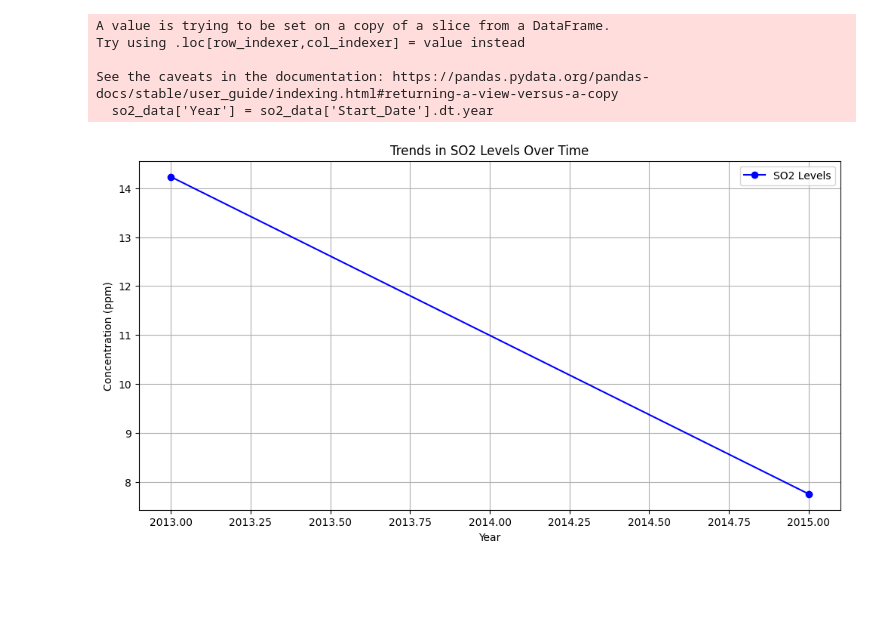
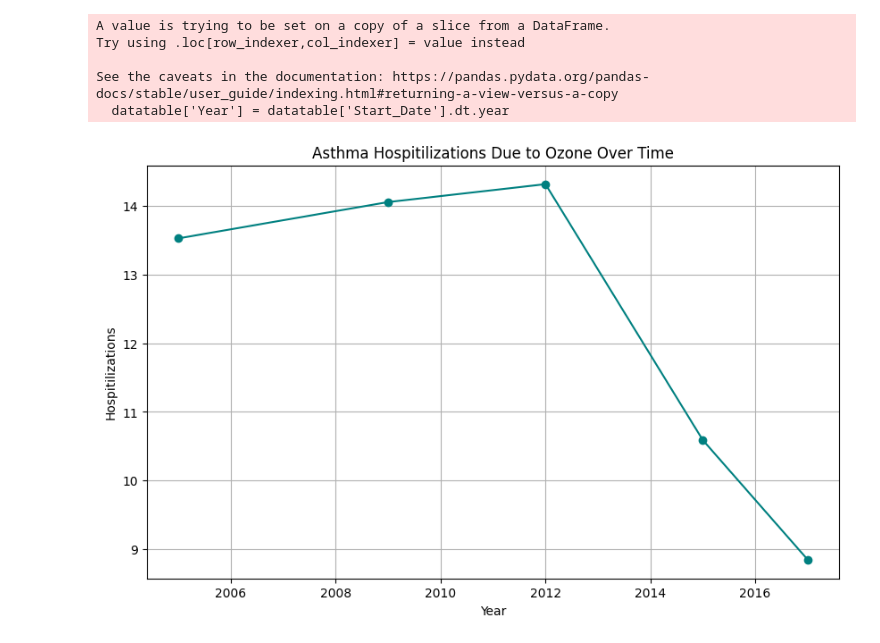
Before and after one commit to Rxmin2Trxppy/FBLAwebsitecodinganddevelopment, a Jupyter notebook: FBLA_Data_Analysis.ipynb, the cells around one changed output. Saved outputs shown, nothing was run; the diff lists cells and outputs as text; code cells hidden in the pictures; blank space fills up the shorter version.

```diff
--- a/FBLA_Data_Analysis.ipynb
+++ b/FBLA_Data_Analysis.ipynb
@@ -77,20 +109,18 @@ See the caveats in the documentation: https://pandas.pydata.org/pandas-docs/stab
 # %%
-so2_data = data_cleaned[data_cleaned['Name'].str.contains('SO2', na=False)]
-so2_data['Year'] = so2_data['Start_Date'].dt.year
-so2_trends = so2_data.groupby('Year')['Data Value'].mean()
-
-plt.figure(figsize=(12, 6))
-plt.plot(so2_trends.index, so2_trends.values, label='SO2 Levels', marker='o', color='blue')
-plt.title('Trends in SO2 Levels Over Time')
+#Asthma Hospitilizations Due to Ozone
+datatable = data_cleaned[data_cleaned['Name'].str.contains('Asthma hospitalizations due to Ozone', na=False)]
+datatable['Year'] = datatable['Start_Date'].dt.year
+trends = datatable.groupby('Year')['Data Value'].mean()
+plt.figure(figsize=(10, 6))
+trends.plot(marker='o', color='teal', title='Asthma Hospitilizations Due to Ozone Over Time')
 plt.xlabel('Year')
-plt.ylabel('Concentration (ppm)')
-plt.legend()
+plt.ylabel('Hospitilizations')
 plt.grid(True)
 plt.show()
 # %% [output]
 A value is trying to be set on a copy of a slice from a DataFrame.
 Try using .loc[row_indexer,col_indexer] = value instead
 
 See the caveats in the documentation: https://pandas.pydata.org/pandas-docs/stable/user_guide/indexing.html#returning-a-view-versus-a-copy
-  so2_data['Year'] = so2_data['Start_Date'].dt.year
+  datatable['Year'] = datatable['Start_Date'].dt.year
-[figure, old version]
+[figure, new version]
```
Also changed, not shown: parts of 8 cells of this notebook.
